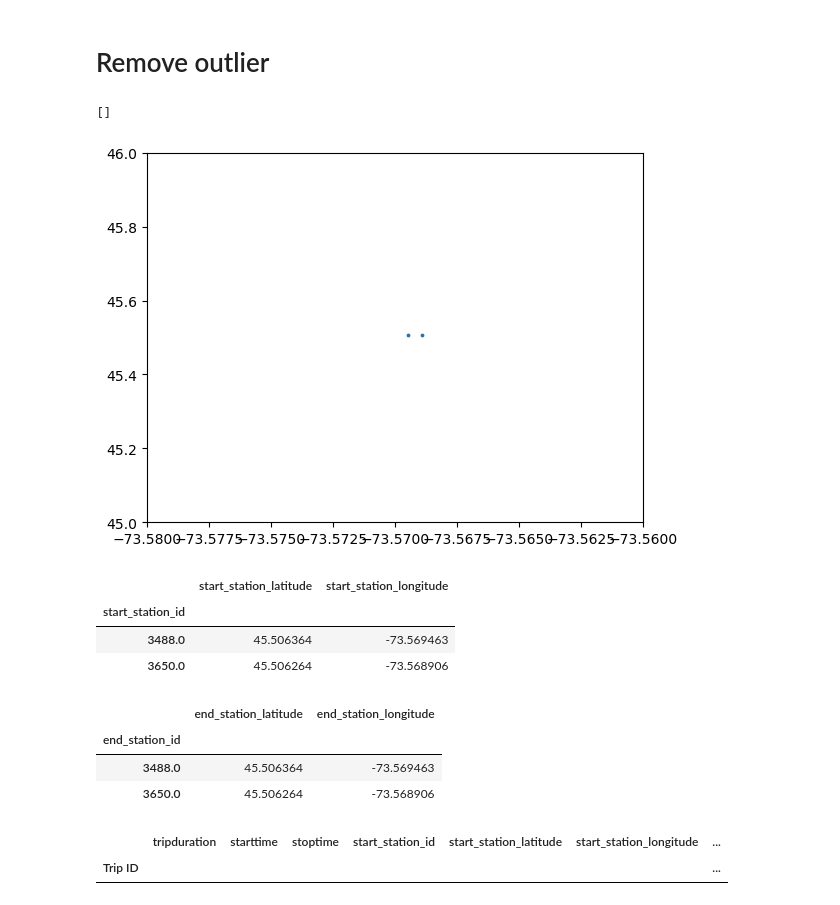
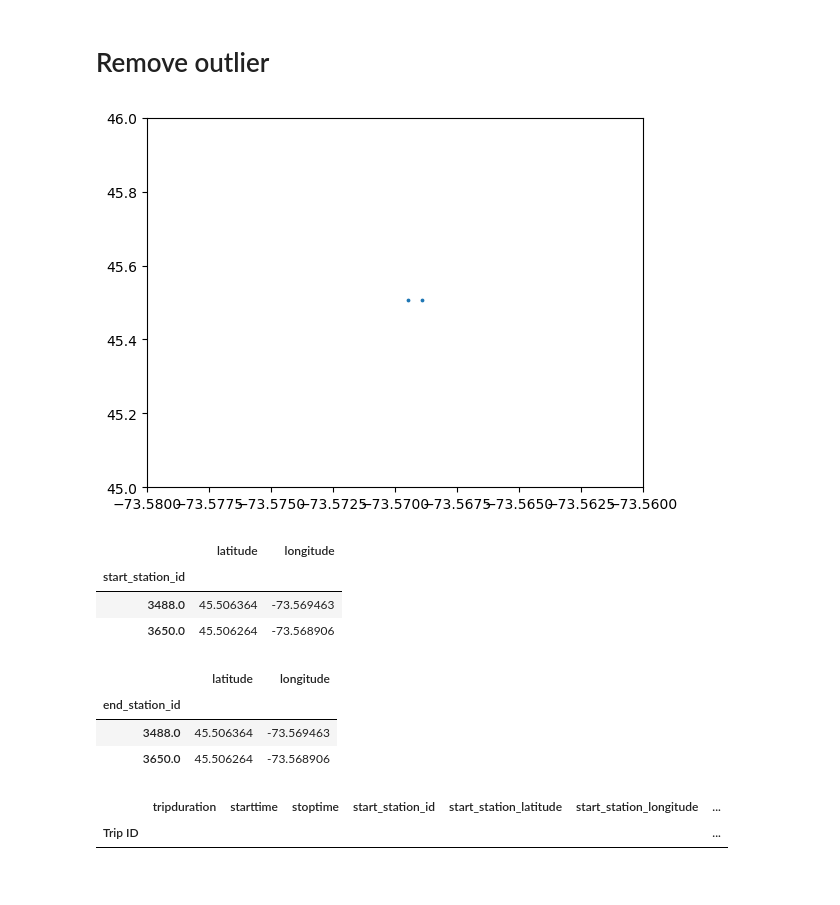
Before and after one commit to katrinemariepedersen/Business_analytics_project, a Jupyter notebook: Load_of_dat.ipynb, the cells around one changed output. Cells and saved outputs as stored; diff of their text form; code cells hidden in the pictures.

```diff
--- a/Load_of_dat.ipynb
+++ b/Load_of_dat.ipynb
@@ -160,21 +160,20 @@ plt.show()
 plt.scatter(start_station_df['longitude'], start_station_df['latitude'], s=3)
 plt.xlim((-73.58, -73.56))
 plt.ylim((45, 46))
-plt.plot()
+plt.show()
 # %% [output]
-[]
 [figure]
 # %%
-start_station_df[start_station_df.start_station_longitude > -73.6]
+start_station_df[start_station_df.longitude > -73.6]
 # %% [output]
-|  | start_station_latitude | start_station_longitude |
+|  | latitude | longitude |
 | start_station_id |  |  |
 | 3488.0 | 45.506364 | -73.569463 |
 | 3650.0 | 45.506264 | -73.568906 |
 # %%
-end_station_df[end_station_df.end_station_longitude > -73.6]
+end_station_df[end_station_df.longitude > -73.6]
 # %% [output]
-|  | end_station_latitude | end_station_longitude |
+|  | latitude | longitude |
 | end_station_id |  |  |
 | 3488.0 | 45.506364 | -73.569463 |
 | 3650.0 | 45.506264 | -73.568906 |
```
Also changed, not shown: parts of 18 cells of this notebook.
